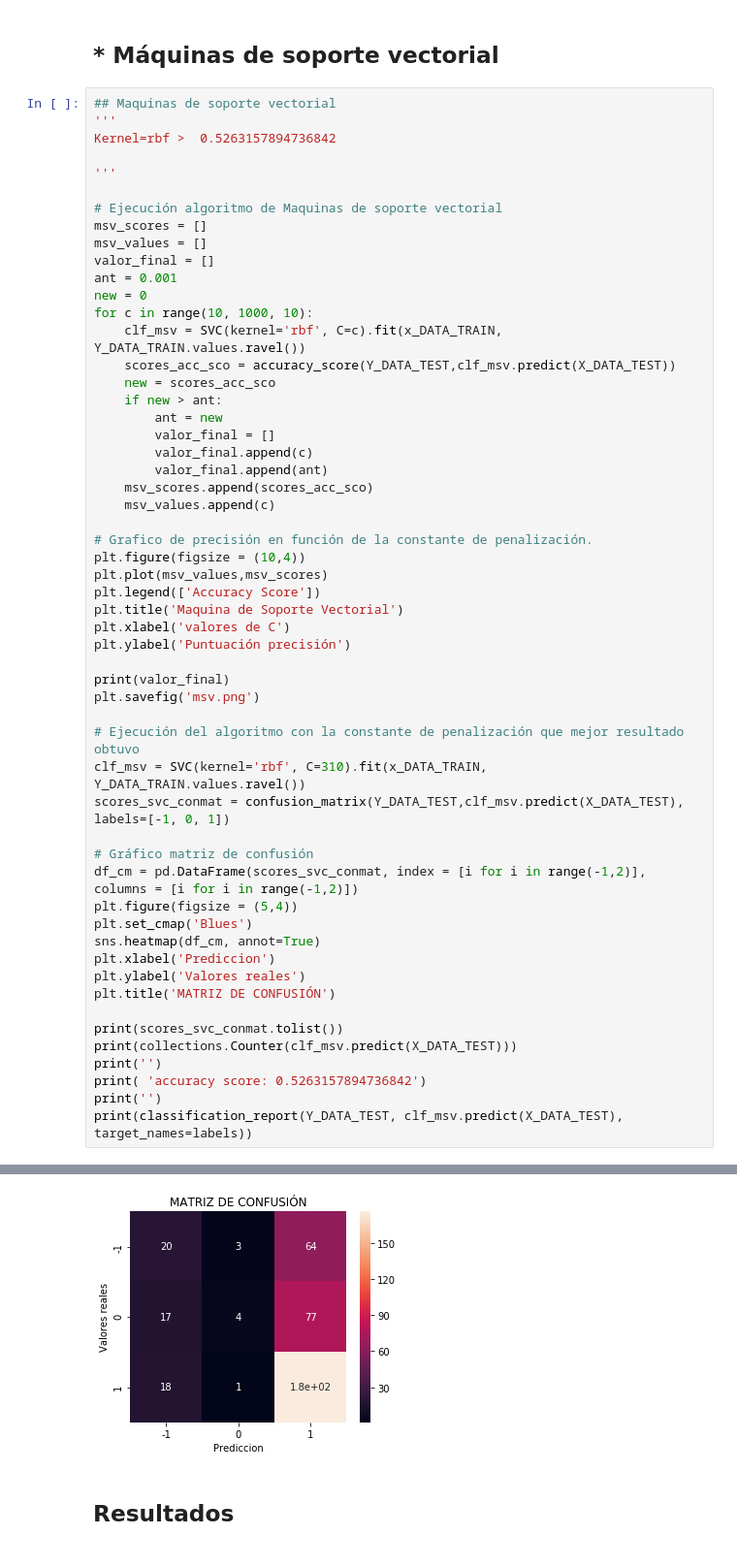
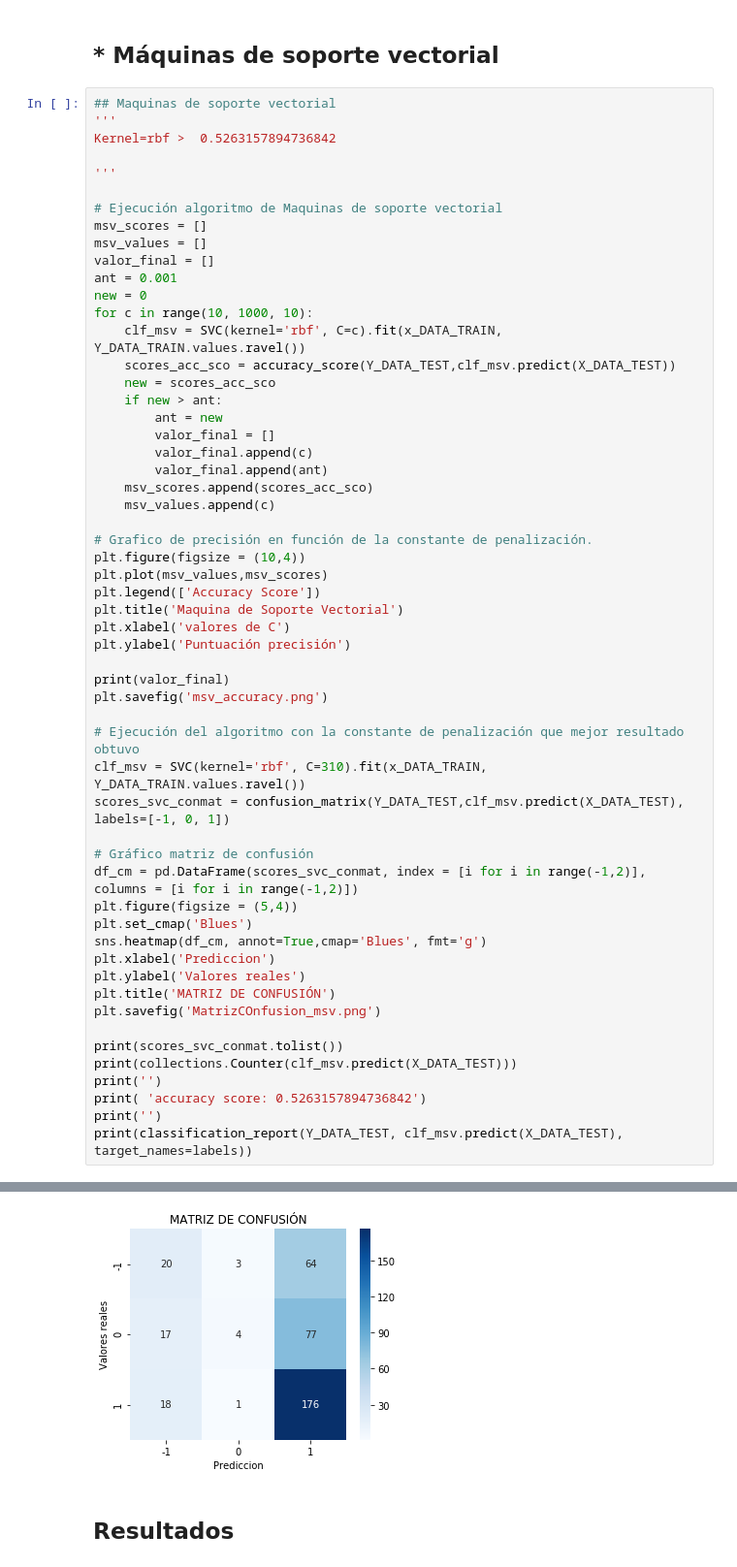
Before and after one commit to efarias04/footballPrediction, a Jupyter notebook: PrediccionFPC.ipynb, the cells around one changed output, grey strips where cells are left out. Shown at 97% size. Saved outputs shown, nothing was run; the diff lists cells and outputs as text.

```diff
--- a/PrediccionFPC.ipynb
+++ b/PrediccionFPC.ipynb
@@ -851,7 +863,7 @@ plt.xlabel('valores de C')
 plt.ylabel('Puntuación precisión')
 
 print(valor_final)
-plt.savefig('msv.png')
+plt.savefig('msv_accuracy.png')
 
 # Ejecución del algoritmo con la constante de penalización que mejor resultado obtuvo
 clf_msv = SVC(kernel='rbf', C=310).fit(x_DATA_TRAIN, Y_DATA_TRAIN.values.ravel())
@@ -861,35 +873,36 @@ scores_svc_conmat = confusion_matrix(Y_DATA_TEST,clf_msv.predict(X_DATA_TEST), l
 df_cm = pd.DataFrame(scores_svc_conmat, index = [i for i in range(-1,2)], columns = [i for i in range(-1,2)])
 plt.figure(figsize = (5,4))
 plt.set_cmap('Blues')
-sns.heatmap(df_cm, annot=True)
+sns.heatmap(df_cm, annot=True,cmap='Blues', fmt='g')
 plt.xlabel('Prediccion')
 plt.ylabel('Valores reales')
 plt.title('MATRIZ DE CONFUSIÓN')
+plt.savefig('MatrizCOnfusion_msv.png')
 
 print(scores_svc_conmat.tolist())
 print(collections.Counter(clf_msv.predict(X_DATA_TEST)))
 print('')
 print( 'accuracy score: 0.5263157894736842')
 print('')
 print(classification_report(Y_DATA_TEST, clf_msv.predict(X_DATA_TEST), target_names=labels))
 # %% [output]
 [310, 0.5263157894736842]
 [[20, 3, 64], [17, 4, 77], [18, 1, 176]]
 Counter({1: 317, -1: 55, 0: 8})
 
 accuracy score: 0.5263157894736842
 
               precision    recall  f1-score   support
 
           -1       0.36      0.23      0.28        87
            0       0.50      0.04      0.08        98
            1       0.56      0.90      0.69       195
 
    micro avg       0.53      0.53      0.53       380
    macro avg       0.47      0.39      0.35       380
 weighted avg       0.50      0.53      0.44       380
 [figure]
-[figure, old version]
+[figure, new version]
 # %% [markdown]
 ## Resultados
 # %%
```
Also changed, not shown: parts of 7 cells of this notebook, 10 other files.
